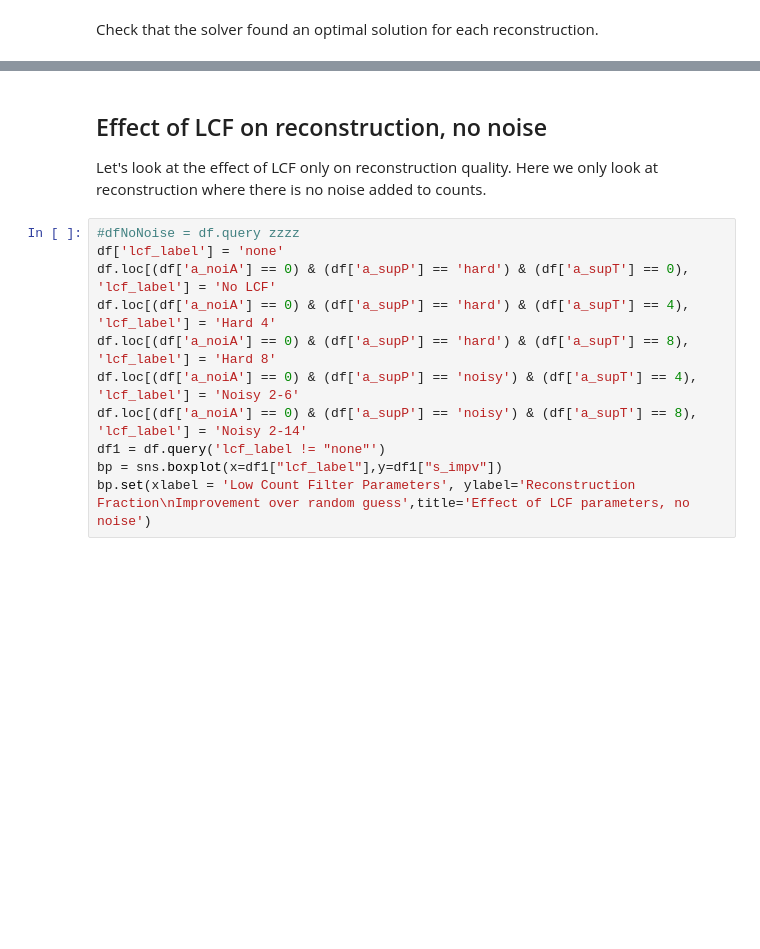
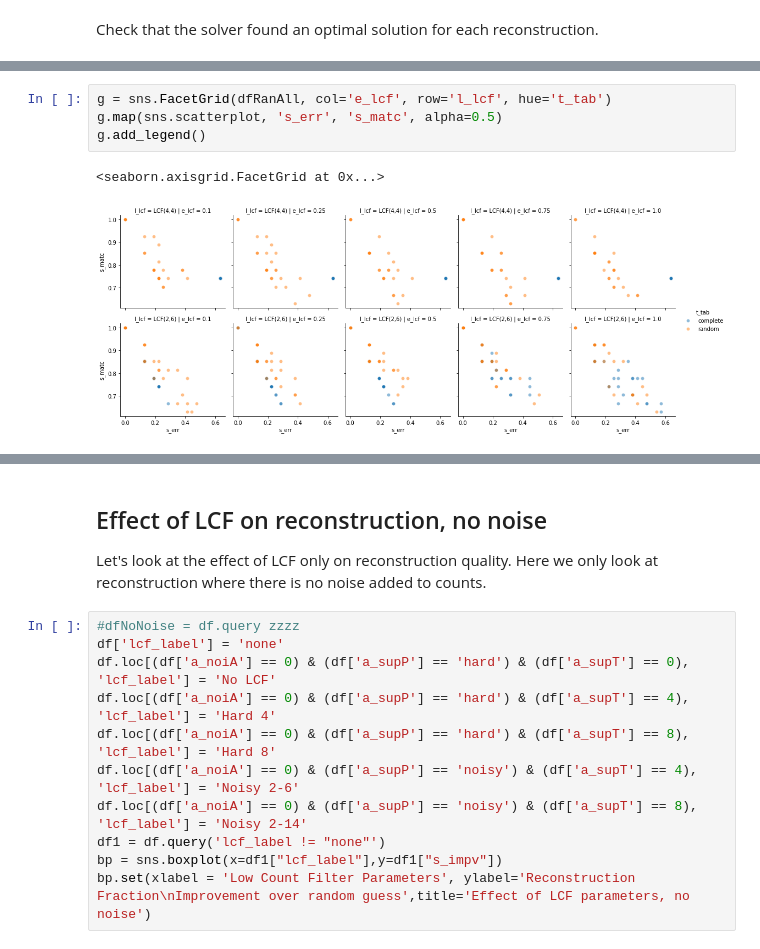
Before and after one commit to iaBIH/attacker, a Jupyter notebook: linearReconstruction/view.ipynb, the cells around one changed output, grey strips where cells are left out. Cells and saved outputs as stored; diff of their text form; blank space fills up the shorter version.

```diff
--- a/linearReconstruction/view.ipynb
+++ b/linearReconstruction/view.ipynb
@@ -96,0 +83,7 @@ bp.set(xlabel = 'No-penality fraction', ylabel='Reconstruction Quality',title='E
+# %%
+g = sns.FacetGrid(dfRanAll, col='e_lcf', row='l_lcf', hue='t_tab')
+g.map(sns.scatterplot, 's_err', 's_matc', alpha=0.5)
+g.add_legend()
+# %% [output]
+<seaborn.axisgrid.FacetGrid at 0x...>
+[figure, added]
```
Also changed, not shown: parts of 14 cells of this notebook, 2 other files.
